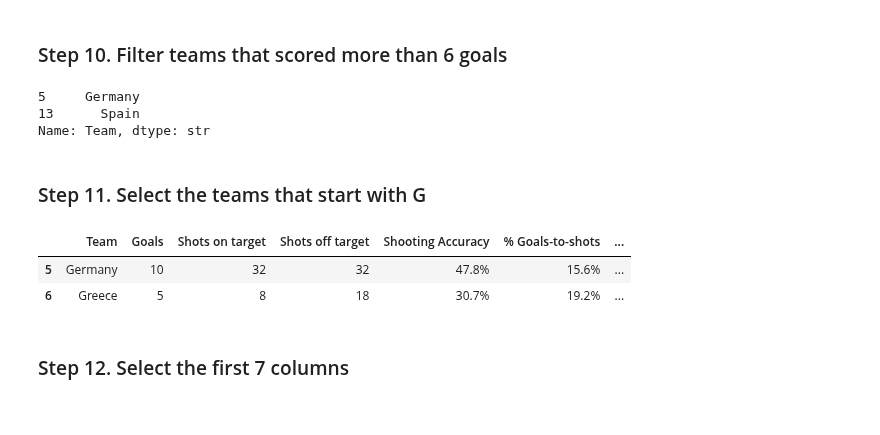
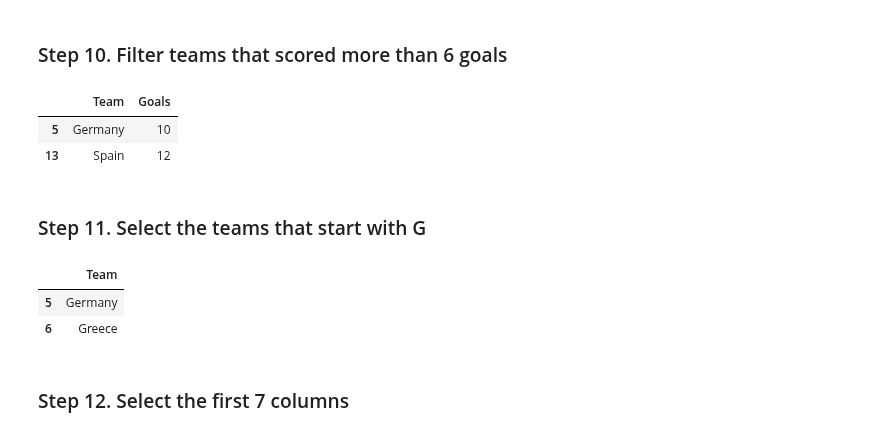
Before and after one commit to alexadodu/2026-10-BILBAO-FT-Data-Science, a Jupyter notebook: 2-Data_Analysis/2-Pandas/Practica/3-Euro12/Euro12_alexa.ipynb, the cells around one changed output. Cells and saved outputs as stored; diff of their text form; code cells hidden in the pictures.

```diff
--- a/2-Data_Analysis/2-Pandas/Practica/3-Euro12/Euro12_alexa.ipynb
+++ b/2-Data_Analysis/2-Pandas/Practica/3-Euro12/Euro12_alexa.ipynb
@@ -111,19 +115,19 @@ np.float64(7.4375)
 # %% [markdown]
 ### Step 10. Filter teams that scored more than 6 goals
 # %%
-euro12.loc[euro12["Goals"] > 6, "Team"]
+euro12.loc[euro12["Goals"] > 6][["Team", "Goals"]]
 # %% [output]
-5     Germany
-13      Spain
-Name: Team, dtype: str
+|  | Team | Goals |
+| 5 | Germany | 10 |
+| 13 | Spain | 12 |
 # %% [markdown]
 ### Step 11. Select the teams that start with G
 # %%
-euro12[euro12["Team"].str.startswith("G")]
+euro12.loc[euro12["Team"].str.startswith("G"), ["Team"]]
 # %% [output]
-|  | Team | Goals | Shots on target | Shots off target | Shooting Accuracy | % Goals-to-shots | ... |
-| 5 | Germany | 10 | 32 | 32 | 47.8% | 15.6% | ... |
-| 6 | Greece | 5 | 8 | 18 | 30.7% | 19.2% | ... |
+|  | Team |
+| 5 | Germany |
+| 6 | Greece |
 # %% [markdown]
 ### Step 12. Select the first 7 columns
 # %%
```
Also changed, not shown: parts of 4 cells of this notebook, 4 other files.
